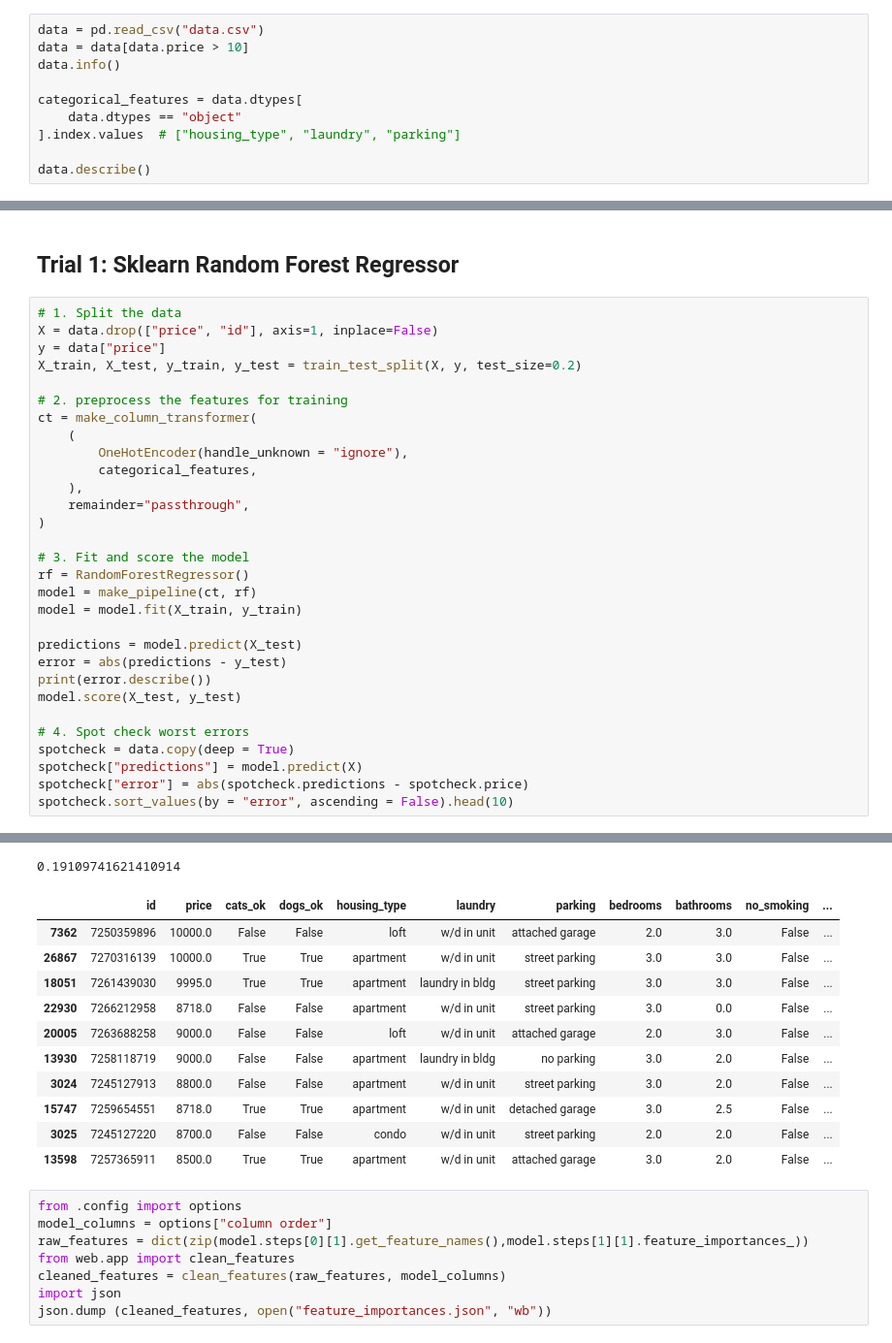
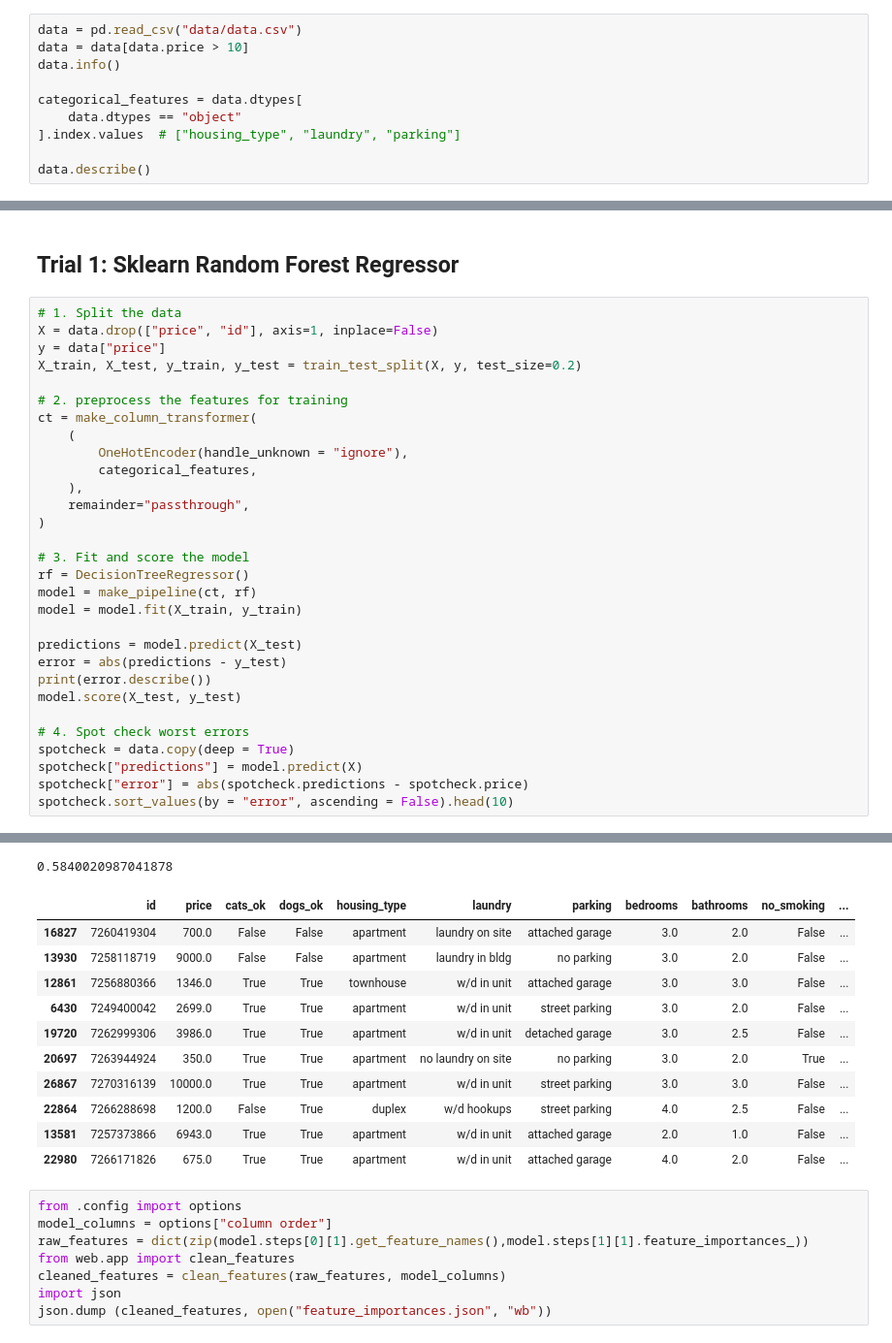
Before and after one commit to azhadsyed/housing, a Jupyter notebook: notebook.ipynb, the cells around one changed output, grey strips where cells are left out. Shown at 97% size. Drawn from its saved outputs; the diff is of its cells as text.

```diff
--- a/notebook.ipynb
+++ b/notebook.ipynb
@@ -16,7 +17,7 @@ from sklearn.pipeline import make_pipeline
 from sklearn.preprocessing import OneHotEncoder
 from sklearn.neighbors import KNeighborsRegressor
 # %%
-data = pd.read_csv("data.csv")
+data = pd.read_csv("data/data.csv")
 data = data[data.price > 10]
 data.info()
 
@@ -70,7 +75,7 @@ ct = make_column_transformer(
 )
 
 # 3. Fit and score the model
-rf = RandomForestRegressor()
+rf = DecisionTreeRegressor()
 model = make_pipeline(ct, rf)
 model = model.fit(X_train, y_train)
 
@@ -96,16 +101,16 @@ max      6052.319777
 Name: price, dtype: float64
-0.19109741621410914
+0.5840020987041878
 |  | id | price | cats_ok | dogs_ok | housing_type | laundry | parking | bedrooms | bathrooms | no_smoking | ... |
-| 7362 | 7250359896 | 10000.0 | False | False | loft | w/d in unit | attached garage | 2.0 | 3.0 | False | ... |
+| 16827 | 7260419304 | 700.0 | False | False | apartment | laundry on site | attached garage | 3.0 | 2.0 | False | ... |
+| 13930 | 7258118719 | 9000.0 | False | False | apartment | laundry in bldg | no parking | 3.0 | 2.0 | False | ... |
+| 12861 | 7256880366 | 1346.0 | True | True | townhouse | w/d in unit | attached garage | 3.0 | 3.0 | False | ... |
+| 6430 | 7249400042 | 2699.0 | True | True | apartment | w/d in unit | street parking | 3.0 | 2.0 | False | ... |
+| 19720 | 7262999306 | 3986.0 | True | True | apartment | w/d in unit | detached garage | 3.0 | 2.5 | False | ... |
+| 20697 | 7263944924 | 350.0 | True | True | apartment | no laundry on site | no parking | 3.0 | 2.0 | True | ... |
 | 26867 | 7270316139 | 10000.0 | True | True | apartment | w/d in unit | street parking | 3.0 | 3.0 | False | ... |
-| 18051 | 7261439030 | 9995.0 | True | True | apartment | laundry in bldg | street parking | 3.0 | 3.0 | False | ... |
-| 22930 | 7266212958 | 8718.0 | False | False | apartment | w/d in unit | street parking | 3.0 | 0.0 | False | ... |
-| 20005 | 7263688258 | 9000.0 | False | False | loft | w/d in unit | attached garage | 2.0 | 3.0 | False | ... |
-| 13930 | 7258118719 | 9000.0 | False | False | apartment | laundry in bldg | no parking | 3.0 | 2.0 | False | ... |
-| 3024 | 7245127913 | 8800.0 | False | False | apartment | w/d in unit | street parking | 3.0 | 2.0 | False | ... |
-| 15747 | 7259654551 | 8718.0 | True | True | apartment | w/d in unit | detached garage | 3.0 | 2.5 | False | ... |
-| 3025 | 7245127220 | 8700.0 | False | False | condo | w/d in unit | street parking | 2.0 | 2.0 | False | ... |
-| 13598 | 7257365911 | 8500.0 | True | True | apartment | w/d in unit | attached garage | 3.0 | 2.0 | False | ... |
+| 22864 | 7266288698 | 1200.0 | False | True | duplex | w/d hookups | street parking | 4.0 | 2.5 | False | ... |
+| 13581 | 7257373866 | 6943.0 | True | True | apartment | w/d in unit | attached garage | 2.0 | 1.0 | False | ... |
+| 22980 | 7266171826 | 675.0 | True | True | apartment | w/d in unit | attached garage | 4.0 | 2.0 | False | ... |
 # %%
 from .config import options
 model_columns = options["column order"]
```
Also changed, not shown: parts of 5 cells of this notebook.
